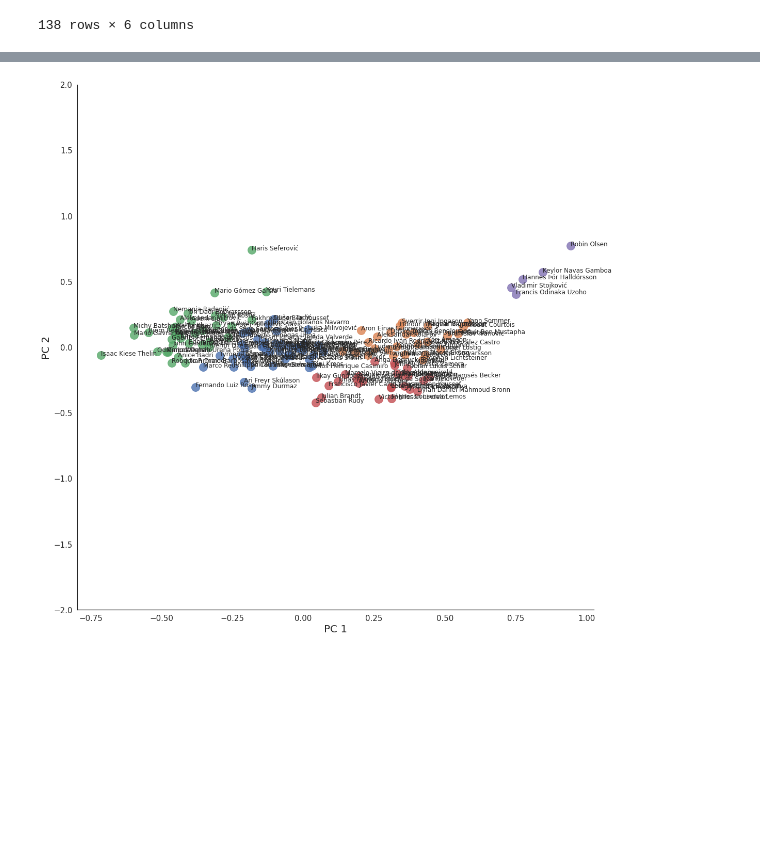
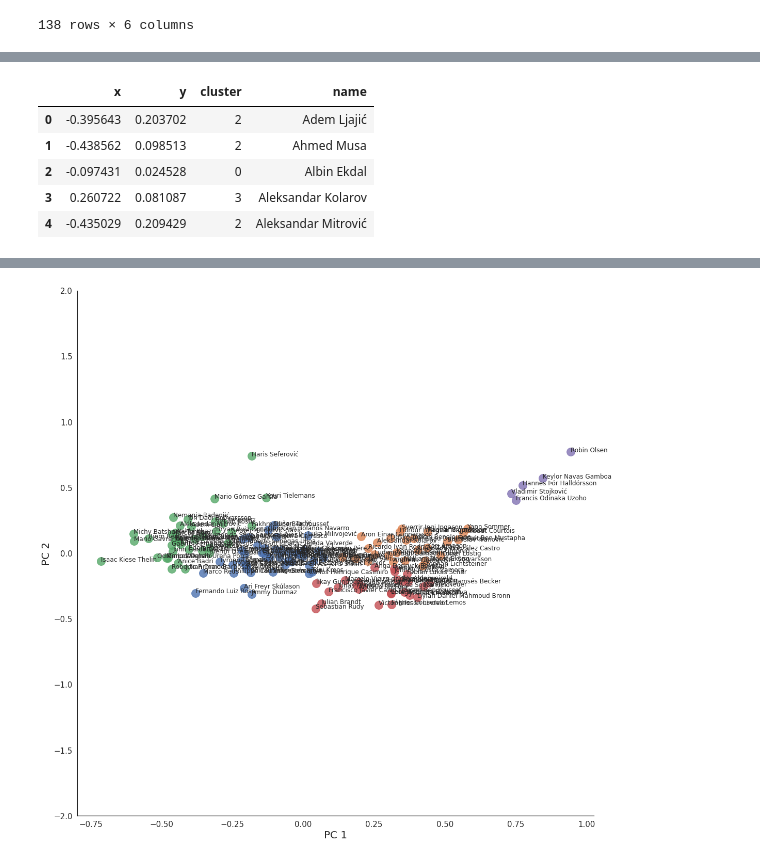
Before and after one commit to jonasfover/2-Semester-, a Jupyter notebook: football_champion_league.ipynb, the cells around one changed output, grey strips where cells are left out. Saved outputs shown, nothing was run; the diff lists cells and outputs as text; code cells hidden in the pictures; blank space fills up the shorter version.

```diff
--- a/football_champion_league.ipynb
+++ b/football_champion_league.ipynb
@@ -632,5 +634,14 @@ reduced.head()
 # %%
 reduced.to_excel("output.xlsx")
+# %%
+reduced.head()
+# %% [output]
+|  | x | y | cluster | name |
+| 0 | -0.395643 | 0.203702 | 2 | Adem Ljajić |
+| 1 | -0.438562 | 0.098513 | 2 | Ahmed Musa |
+| 2 | -0.097431 | 0.024528 | 0 | Albin Ekdal |
+| 3 | 0.260722 | 0.081087 | 3 | Aleksandar Kolarov |
+| 4 | -0.435029 | 0.209429 | 2 | Aleksandar Mitrović |
 # %%
 import matplotlib.pyplot as plt
 import seaborn as sns
```
Also changed, not shown: parts of 7 cells of this notebook.
